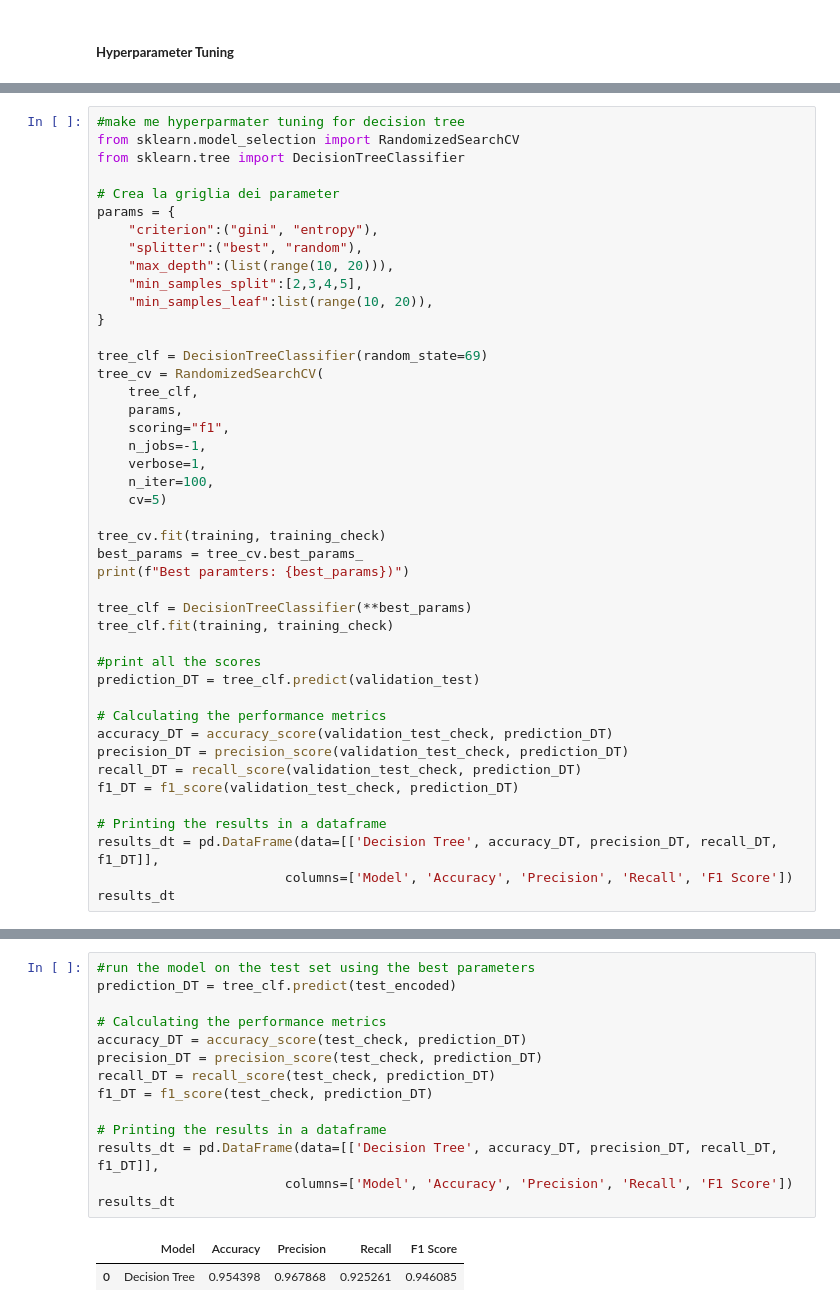
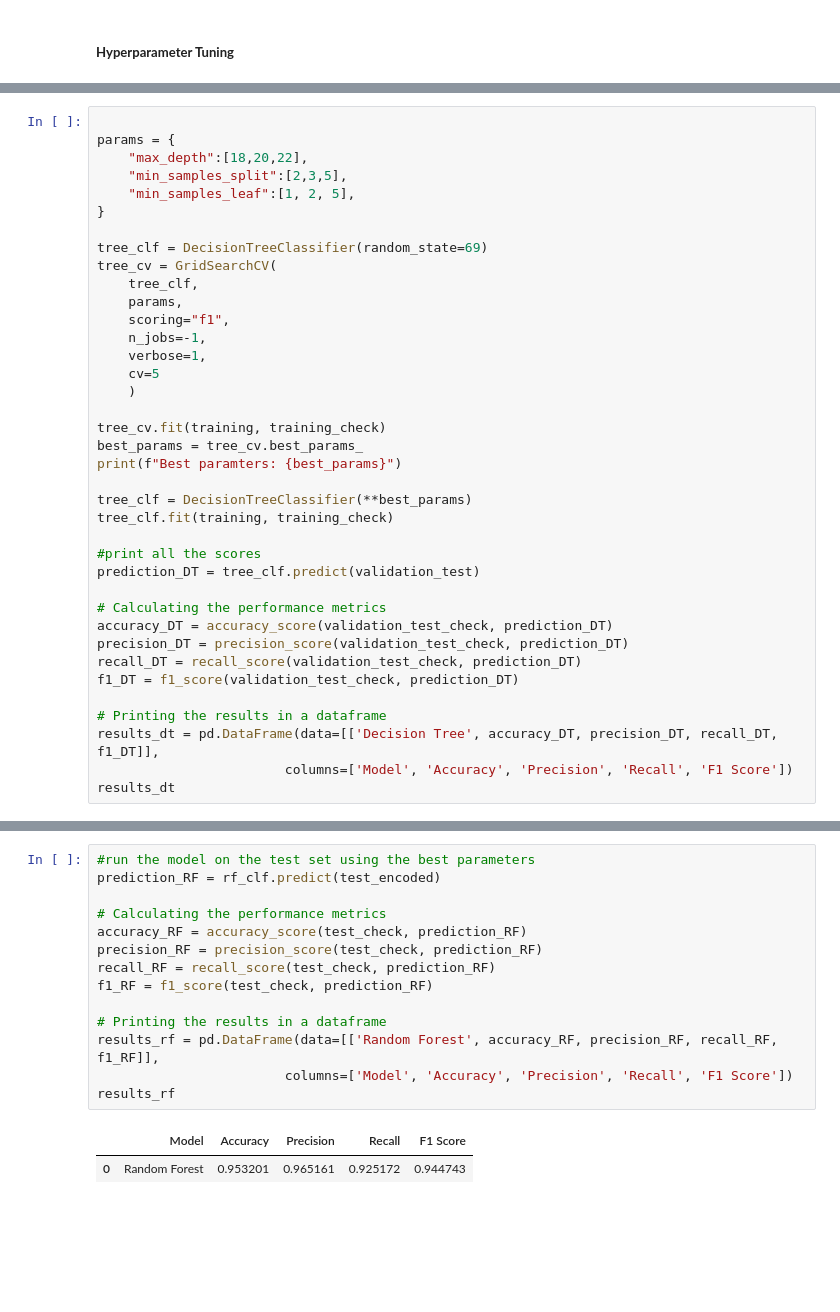
Before and after one commit to Chargent/Trains-Customers-Satisfaction-Machine-Learning-Project, a Jupyter notebook: main.ipynb, the cells around one changed output, grey strips where cells are left out. Cells and saved outputs as stored; diff of their text form; blank space fills up the shorter version.

Commit message:
hyper parameter fixing

```diff
--- a/main.ipynb
+++ b/main.ipynb
@@ -693,30 +781,24 @@ After pre-testing with the validation test, we can now start finding the best pa
 # %%
-#make me hyperparmater tuning for decision tree
-from sklearn.model_selection import RandomizedSearchCV
-from sklearn.tree import DecisionTreeClassifier
 
-# Crea la griglia dei parameter
 params = {
-    "criterion":("gini", "entropy"),
-    "splitter":("best", "random"),
-    "max_depth":(list(range(10, 20))),
-    "min_samples_split":[2,3,4,5],
-    "min_samples_leaf":list(range(10, 20)),
+    "max_depth":[18,20,22],
+    "min_samples_split":[2,3,5],
+    "min_samples_leaf":[1, 2, 5],
 }
 
 tree_clf = DecisionTreeClassifier(random_state=69)
-tree_cv = RandomizedSearchCV(
+tree_cv = GridSearchCV(
     tree_clf,
     params,
     scoring="f1",
     n_jobs=-1,
     verbose=1,
-    n_iter=100,
-    cv=5)
+    cv=5
+    )
 
 tree_cv.fit(training, training_check)
 best_params = tree_cv.best_params_
-print(f"Best paramters: {best_params})")
+print(f"Best paramters: {best_params}")
 
 tree_clf = DecisionTreeClassifier(**best_params)
 tree_clf.fit(training, training_check)
@@ -744,17 +928,17 @@ Best paramters: {'splitter': 'best', 'min_samples_split': 4, 'min_samples_leaf':
 # %%
 #run the model on the test set using the best parameters
-prediction_DT = tree_clf.predict(test_encoded)
+prediction_RF = rf_clf.predict(test_encoded)
 
 # Calculating the performance metrics
-accuracy_DT = accuracy_score(test_check, prediction_DT)
-precision_DT = precision_score(test_check, prediction_DT)
-recall_DT = recall_score(test_check, prediction_DT)
-f1_DT = f1_score(test_check, prediction_DT)
+accuracy_RF = accuracy_score(test_check, prediction_RF)
+precision_RF = precision_score(test_check, prediction_RF)
+recall_RF = recall_score(test_check, prediction_RF)
+f1_RF = f1_score(test_check, prediction_RF)
 
 # Printing the results in a dataframe
-results_dt = pd.DataFrame(data=[['Decision Tree', accuracy_DT, precision_DT, recall_DT, f1_DT]],
+results_rf = pd.DataFrame(data=[['Random Forest', accuracy_RF, precision_RF, recall_RF, f1_RF]],
                         columns=['Model', 'Accuracy', 'Precision', 'Recall', 'F1 Score'])
-results_dt
+results_rf
 # %% [output]
 |  | Model | Accuracy | Precision | Recall | F1 Score |
-| 0 | Decision Tree | 0.954398 | 0.967868 | 0.925261 | 0.946085 |
+| 0 | Random Forest | 0.953201 | 0.965161 | 0.925172 | 0.944743 |
```
Also changed, not shown: parts of 36 cells of this notebook.
